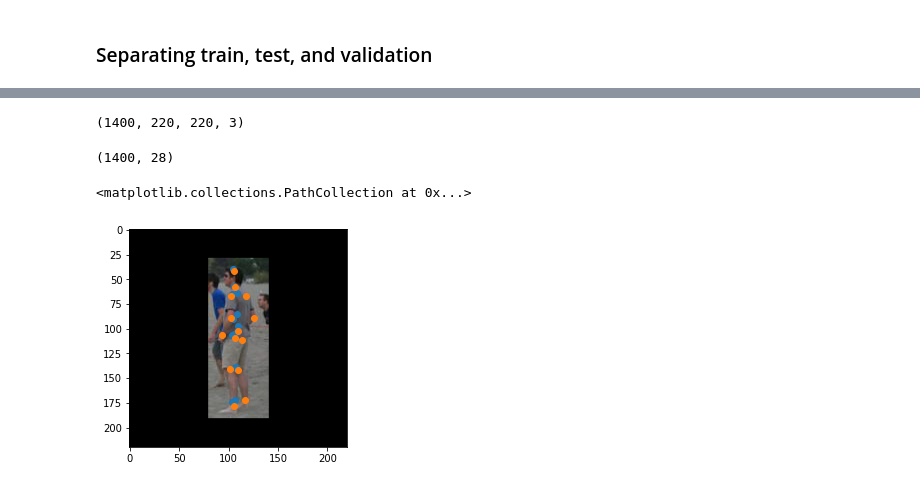
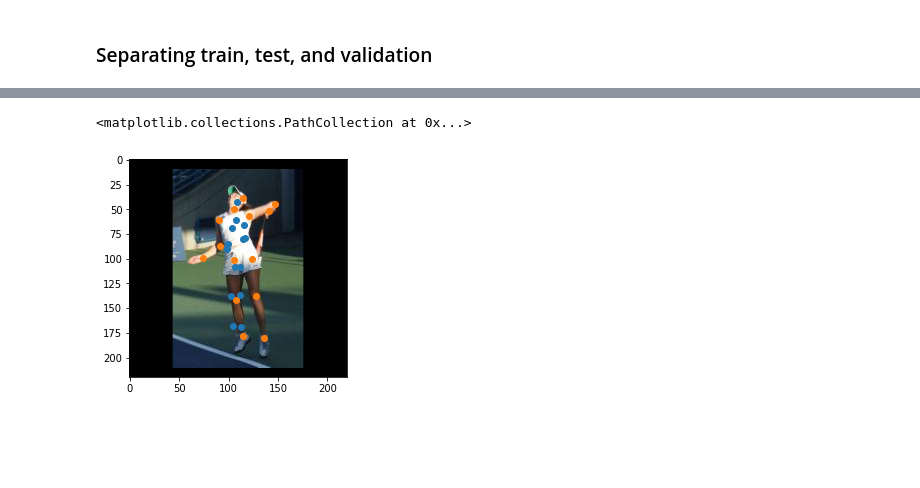
Before and after one commit to AminAlam/DeepPose, a Jupyter notebook: ISP_DNN.ipynb, the cells around one changed output, grey strips where cells are left out. Saved outputs shown, nothing was run; the diff lists cells and outputs as text; code cells hidden in the pictures; blank space fills up the shorter version.

```diff
--- a/ISP_DNN.ipynb
+++ b/ISP_DNN.ipynb
@@ -104,23 +126,30 @@ plt.scatter(220 - joints[0,:,0]*220, joints[1,:,0]*220)
 # %% [markdown]
 ### Separating train, test, and validation
 # %%
-num_train = 3500
-num_validation = 250
+num_train = 1600*2+160
+num_validation = 160*2
+W = 202
+H = 202
 
 X_train = np.array(image_list[0:num_train])
 Y_train = np.array(joints[:,:,0:num_train])
 
-X_train = np.reshape(X_train,(num_train,220,220,3))
+X_train = np.reshape(X_train,(num_train,W,H,3))
 Y_train = np.transpose(np.reshape(Y_train,(28,num_train)))
 
-X_validation = image_list[num_train:num_train+num_validation]
-Y_validation = joints[:,:,num_train:num_train+num_validation]
 
-X_validation = np.reshape(X_validation,(num_validation,220,220,3))
+X_validation = np.array(image_list[num_train:num_train+num_validation])
+Y_validation = np.array(joints[:,:,num_train:num_train+num_validation])
+
+X_validation = np.reshape(X_validation,(num_validation,W,H,3))
 Y_validation = np.transpose(np.reshape(Y_validation,(28,num_validation)))
 
-X_test = image_list[num_train+num_validation:]
-Y_test = joints[:,:,num_train+num_validation:]
 
-X_test = np.reshape(X_validation,(num_validation,220,220,3))
+X_test = image_list[num_train+num_validation:num_train+num_validation+num_validation]
+Y_test = joints[:,:,num_train+num_validation:num_train+num_validation+num_validation]
+
+X_test = np.reshape(X_validation,(num_validation,W,H,3))
 Y_test = np.transpose(np.reshape(Y_test,(28,num_validation)))
+
+del image_list
+del joints
@@ -129,13 +168,13 @@ Y_test = np.transpose(np.reshape(Y_test,(28,num_validation)))
 # %%
-batch_size = 128
-epochs_number = 120
+batch_size = 32
+epochs_number = 240
 learning_rate = 5e-5
 momentum = 0.9
 
 
 model = tf.keras.models.Sequential()
 
-model.add(Conv2D(48, (11, 11), activation='relu', strides=4, kernel_initializer='he_uniform', padding='same',  input_shape=(220, 220, 3)))
+model.add(Conv2D(48, (11, 11), activation='relu', strides=4, kernel_initializer='he_uniform', padding='same',  input_shape=(W, H, 3)))
 model.add(BatchNormalization())
 model.add(MaxPooling2D((2, 2)))
 
@@ -171,7 +210,6 @@ def l2_loss(y_true, y_pred):
 
 optimizer = tf.keras.optimizers.Adam(learning_rate=learning_rate)
 model.compile(loss=l2_loss , optimizer=optimizer, metrics=[soft_acc])
-model.fit(X_train, Y_train, epochs=epochs_number, batch_size=batch_size, validation_data=(X_validation, Y_validation))
+history = model.fit(X_train, Y_train, epochs=epochs_number, batch_size=batch_size, validation_data=(X_validation, Y_validation))
 
-# test_results = model.evaluate(X_test, Y_test, verbose=1)
-# print('\n', "Test results - Loss: {0:.2f} - Accuracy: {1:.2f}%".format(test_results[0],test_results[1]))
+lossAccPlot(history)
@@ -178,4 +234,4 @@ model.fit(X_train, Y_train, epochs=epochs_number, batch_size=batch_size, validat
 # %%
-epochs_number = 480*2
-model.fit(X_train, Y_train, epochs=epochs_number, batch_size=batch_size, validation_data=(X_validation, Y_validation), initial_epoch=240*2)
+epochs_number = 960+240
+model.fit(X_train, Y_train, epochs=epochs_number, batch_size=batch_size, validation_data=(X_validation, Y_validation), initial_epoch=960)
 # %% [output]
@@ -200,17 +256,9 @@ KeyboardInterrupt: ignored
-# %%
-print(X_train.shape)
-test = model.predict(X_validation)
-# %% [output]
-(1400, 220, 220, 3)
-# %%
-print(test.shape)
-# %% [output]
-(1400, 28)
 # %%
-img_number = 102
+test = model.predict(X_validation)
+img_number = 229
 plt.imshow(X_validation[img_number])
 plt.scatter(test[img_number,0:14]*220, test[img_number,14:28]*220)
 plt.scatter(Y_validation[img_number,0:14]*220, Y_validation[img_number,14:28]*220)
 # %% [output]
 <matplotlib.collections.PathCollection at 0x...>
-[figure, old version]
+[figure, new version]
```
Also changed, not shown: parts of 13 cells of this notebook.
